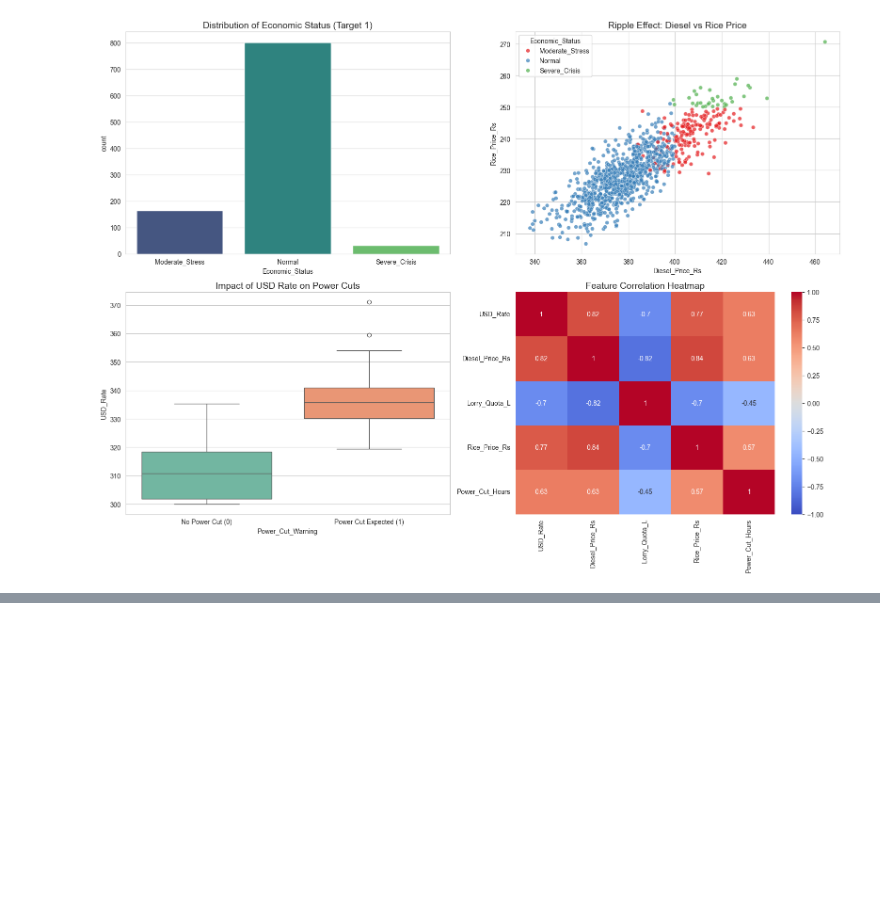
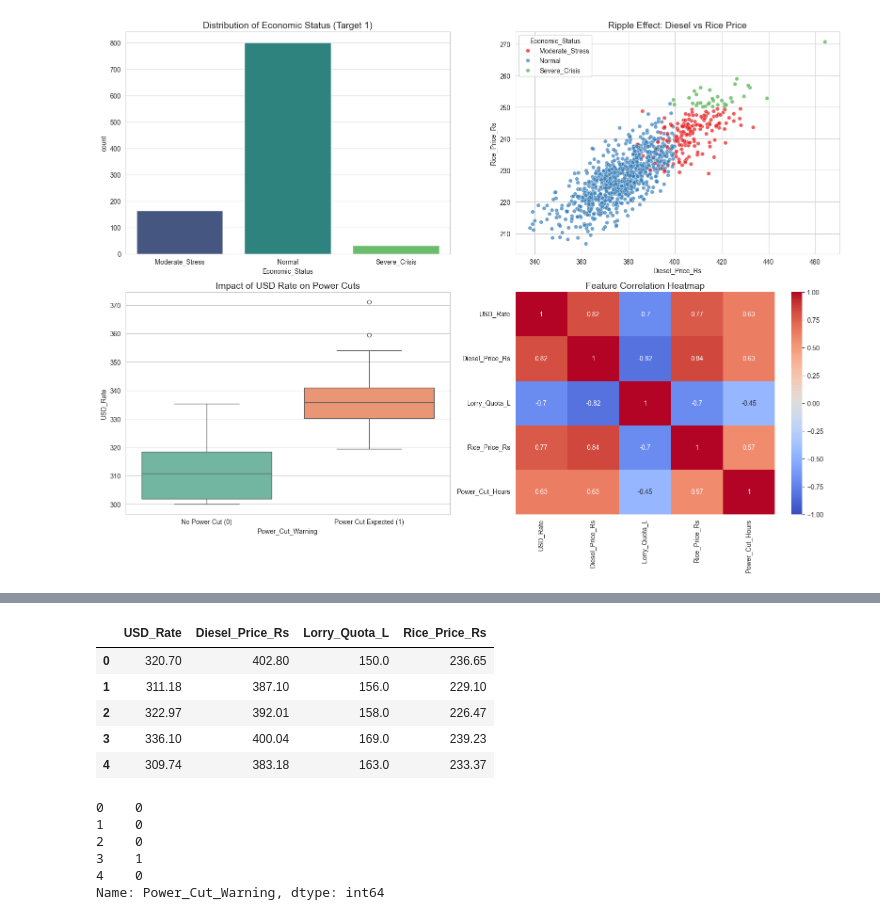
Before and after one commit to Dhanuwa856/SL-Fuel-Crisis-Predictor, a Jupyter notebook: notebook/01_EDA_and_Visualization.ipynb, the cells around one changed output, grey strips where cells are left out. Saved outputs shown, nothing was run; the diff lists cells and outputs as text; code cells hidden in the pictures; blank space fills up the shorter version.

```diff
--- a/notebook/01_EDA_and_Visualization.ipynb
+++ b/notebook/01_EDA_and_Visualization.ipynb
@@ -50,0 +135,22 @@ Passing `palette` without assigning `hue` is deprecated and will be removed in v
+# %%
+# 1. දත්ත වෙන් කිරීම (Features සහ Target)
+# අපි අනාවැකි කියන්නේ ඩොලර් රේට් එක, ඩීසල් මිල, සහ කෝටාව පදනම් කරගෙන
+X = df[['USD_Rate', 'Diesel_Price_Rs', 'Lorry_Quota_L', 'Rice_Price_Rs']]
+X.head()
+# %% [output]
+|  | USD_Rate | Diesel_Price_Rs | Lorry_Quota_L | Rice_Price_Rs |
+| 0 | 320.70 | 402.80 | 150.0 | 236.65 |
+| 1 | 311.18 | 387.10 | 156.0 | 229.10 |
+| 2 | 322.97 | 392.01 | 158.0 | 226.47 |
+| 3 | 336.10 | 400.04 | 169.0 | 239.23 |
+| 4 | 309.74 | 383.18 | 163.0 | 233.37 |
+# %%
+y = df['Power_Cut_Warning']
+y.head()
+# %% [output]
+0    0
+1    0
+2    0
+3    1
+4    0
+Name: Power_Cut_Warning, dtype: int64
```
Also changed, not shown: parts of 25 cells of this notebook.
